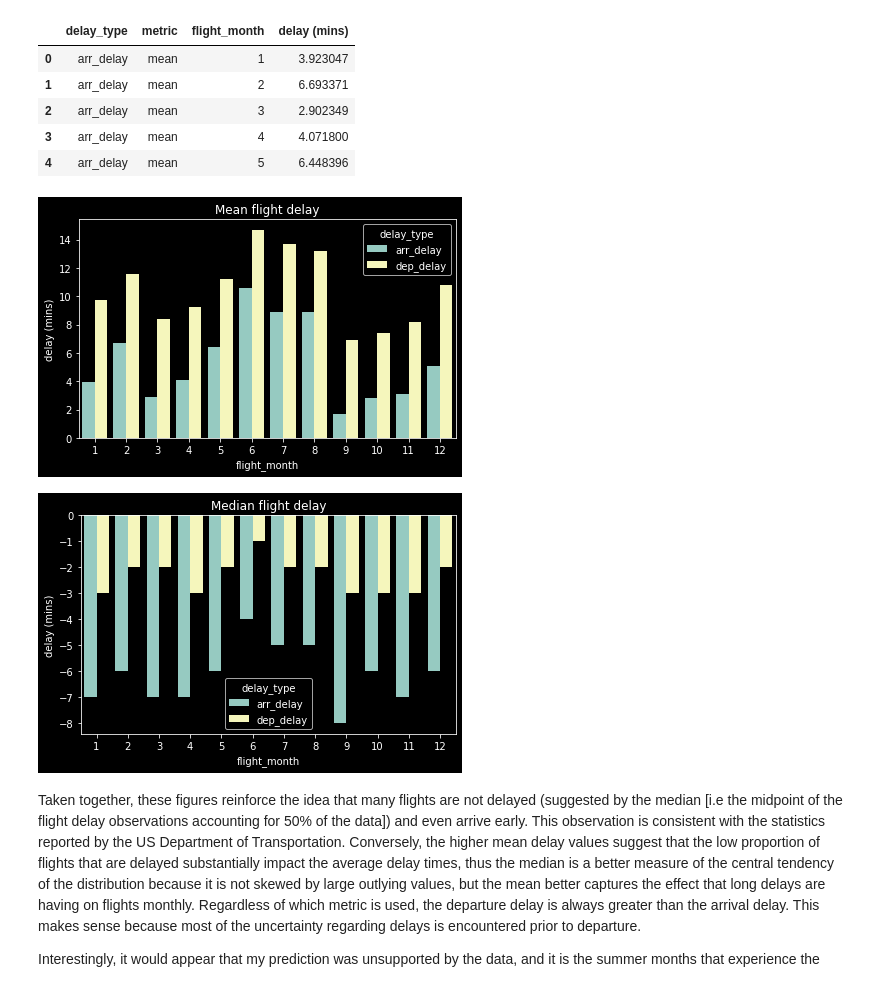
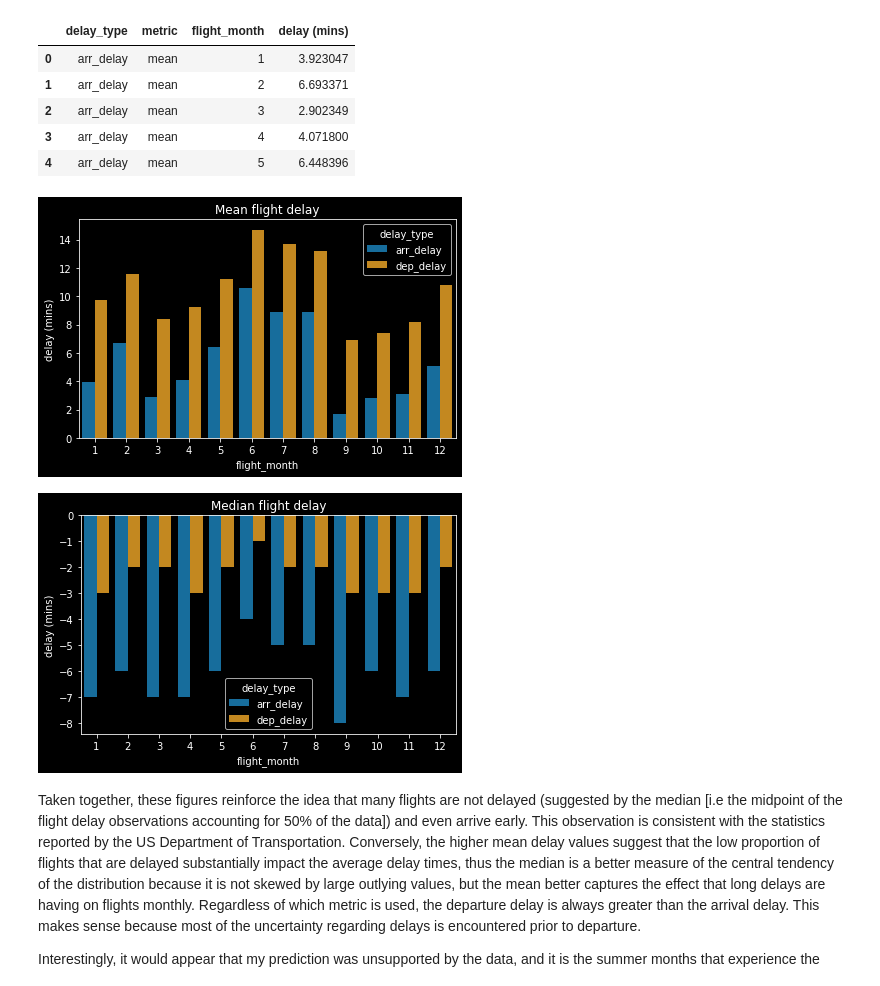
Before and after one commit to jsilke/flight-delay-prediction, a Jupyter notebook: Exploration/recommended_exploration.ipynb, the cells around one changed output. Saved outputs shown, nothing was run; the diff lists cells and outputs as text; code cells hidden in the pictures.

```diff
--- a/Exploration/recommended_exploration.ipynb
+++ b/Exploration/recommended_exploration.ipynb
@@ -176,17 +224,27 @@ monthly_average_delays.head()
 | 3 | arr_delay | mean | 4 | 4.071800 |
 | 4 | arr_delay | mean | 5 | 6.448396 |
 # %%
-sns.barplot(data=monthly_average_delays[monthly_average_delays.metric == 'mean'], x='flight_month', y='delay (mins)', hue='delay_type')
+sns.barplot(data=monthly_average_delays[monthly_average_delays.metric == 'mean'],
+            x='flight_month',
+            y='delay (mins)',
+            hue='delay_type',
+            palette='colorblind',
+            )
 plt.title('Mean flight delay')
 plt.tight_layout()
 # %% [output]
-[figure, old version]
+[figure, new version]
 # %%
-sns.barplot(data=monthly_average_delays[monthly_average_delays.metric == 'median'], x='flight_month', y='delay (mins)', hue='delay_type')
+sns.barplot(data=monthly_average_delays[monthly_average_delays.metric == 'median'],
+            x='flight_month',
+            y='delay (mins)',
+            hue='delay_type',
+            palette='colorblind',
+            )
 plt.title('Median flight delay')
 plt.tight_layout()
 # %% [output]
-[figure, old version]
+[figure, new version]
 # %% [markdown]
 Taken together, these figures reinforce the idea that many flights are not delayed (suggested by the median [i.e the midpoint of the flight delay observations accounting for 50% of the data]) and even arrive early. This observation is consistent with the statistics reported by the US Department of Transportation. Conversely, the higher mean delay values suggest that the low proportion of flights that are delayed substantially impact the average delay times, thus the median is a better measure of the central tendency of the distribution because it is not skewed by large outlying values, but the mean better captures the effect that long delays are having on flights monthly. Regardless of which metric is used, the departure delay is always greater than the arrival delay. This makes sense because most of the uncertainty regarding delays is encountered prior to departure.
 
```
Also changed, not shown: parts of 36 cells of this notebook, 1 other file.
